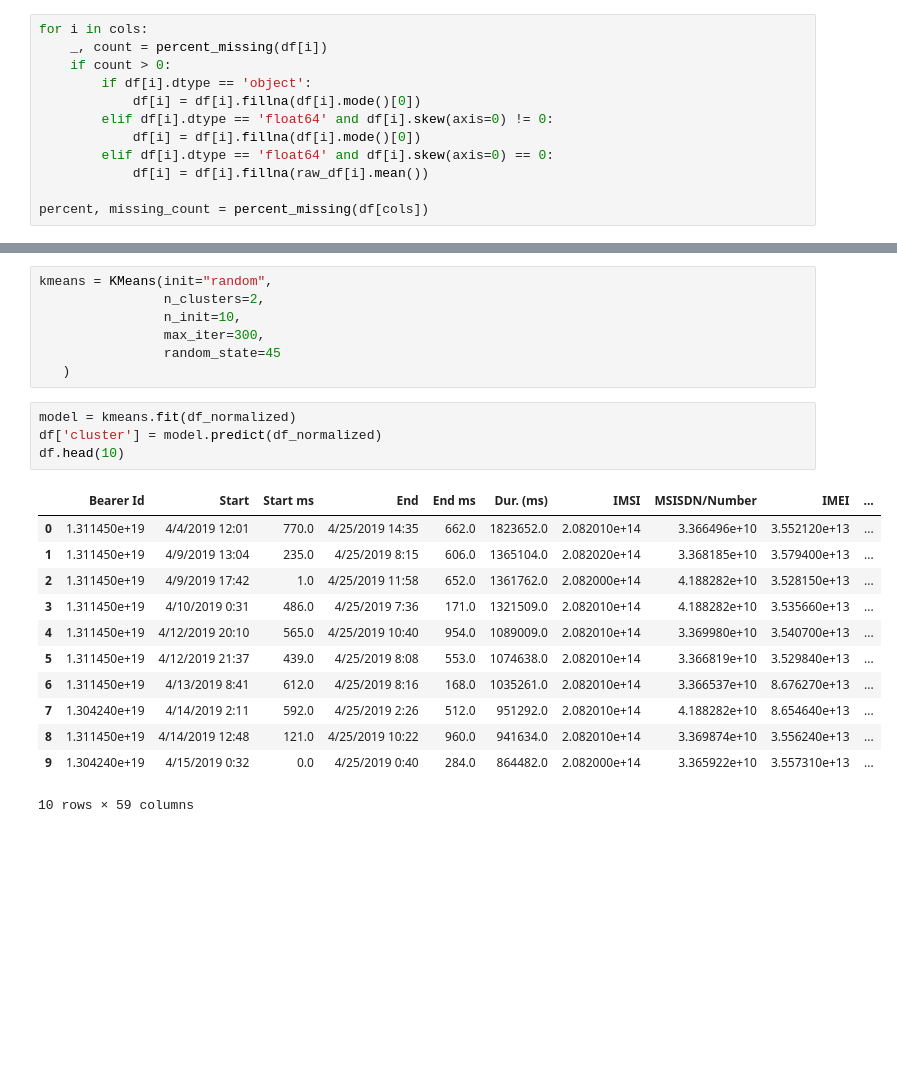
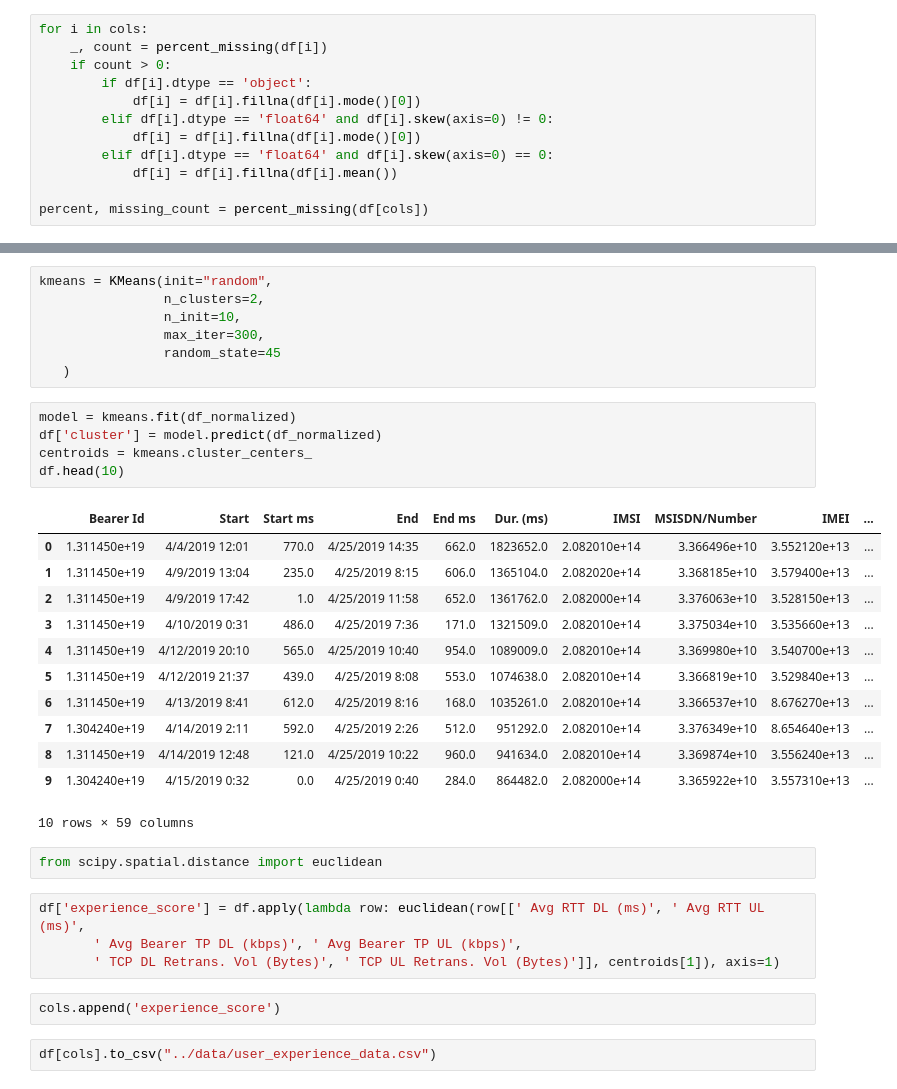
Before and after one commit to nyutu-grace/User_analytics_TellCo, a Jupyter notebook: notebooks/Experience analytics.ipynb, the cells around one changed output, grey strips where cells are left out. Cells and saved outputs as stored; diff of their text form; blank space fills up the shorter version.

Commit message:
create user experience data

```diff
--- a/notebooks/Experience analytics.ipynb
+++ b/notebooks/Experience analytics.ipynb
@@ -117,7 +117,7 @@ for i in cols:
         elif df[i].dtype == 'float64' and df[i].skew(axis=0) != 0:
             df[i] = df[i].fillna(df[i].mode()[0])
         elif df[i].dtype == 'float64' and df[i].skew(axis=0) == 0:
-            df[i] = df[i].fillna(raw_df[i].mean())
+            df[i] = df[i].fillna(df[i].mean())
 
 percent, missing_count = percent_missing(df[cols])
 # %%
@@ -379,17 +379,28 @@ kmeans = KMeans(init="random",
 # %%
 model = kmeans.fit(df_normalized)
 df['cluster'] = model.predict(df_normalized)
+centroids = kmeans.cluster_centers_
 df.head(10)
 # %% [output]
 |  | Bearer Id | Start | Start ms | End | End ms | Dur. (ms) | IMSI | MSISDN/Number | IMEI | ... |
 | 0 | 1.311450e+19 | 4/4/2019 12:01 | 770.0 | 4/25/2019 14:35 | 662.0 | 1823652.0 | 2.082010e+14 | 3.366496e+10 | 3.552120e+13 | ... |
 | 1 | 1.311450e+19 | 4/9/2019 13:04 | 235.0 | 4/25/2019 8:15 | 606.0 | 1365104.0 | 2.082020e+14 | 3.368185e+10 | 3.579400e+13 | ... |
-| 2 | 1.311450e+19 | 4/9/2019 17:42 | 1.0 | 4/25/2019 11:58 | 652.0 | 1361762.0 | 2.082000e+14 | 4.188282e+10 | 3.528150e+13 | ... |
-| 3 | 1.311450e+19 | 4/10/2019 0:31 | 486.0 | 4/25/2019 7:36 | 171.0 | 1321509.0 | 2.082010e+14 | 4.188282e+10 | 3.535660e+13 | ... |
+| 2 | 1.311450e+19 | 4/9/2019 17:42 | 1.0 | 4/25/2019 11:58 | 652.0 | 1361762.0 | 2.082000e+14 | 3.376063e+10 | 3.528150e+13 | ... |
+| 3 | 1.311450e+19 | 4/10/2019 0:31 | 486.0 | 4/25/2019 7:36 | 171.0 | 1321509.0 | 2.082010e+14 | 3.375034e+10 | 3.535660e+13 | ... |
 | 4 | 1.311450e+19 | 4/12/2019 20:10 | 565.0 | 4/25/2019 10:40 | 954.0 | 1089009.0 | 2.082010e+14 | 3.369980e+10 | 3.540700e+13 | ... |
 | 5 | 1.311450e+19 | 4/12/2019 21:37 | 439.0 | 4/25/2019 8:08 | 553.0 | 1074638.0 | 2.082010e+14 | 3.366819e+10 | 3.529840e+13 | ... |
 | 6 | 1.311450e+19 | 4/13/2019 8:41 | 612.0 | 4/25/2019 8:16 | 168.0 | 1035261.0 | 2.082010e+14 | 3.366537e+10 | 8.676270e+13 | ... |
-| 7 | 1.304240e+19 | 4/14/2019 2:11 | 592.0 | 4/25/2019 2:26 | 512.0 | 951292.0 | 2.082010e+14 | 4.188282e+10 | 8.654640e+13 | ... |
+| 7 | 1.304240e+19 | 4/14/2019 2:11 | 592.0 | 4/25/2019 2:26 | 512.0 | 951292.0 | 2.082010e+14 | 3.376349e+10 | 8.654640e+13 | ... |
 | 8 | 1.311450e+19 | 4/14/2019 12:48 | 121.0 | 4/25/2019 10:22 | 960.0 | 941634.0 | 2.082010e+14 | 3.369874e+10 | 3.556240e+13 | ... |
 | 9 | 1.304240e+19 | 4/15/2019 0:32 | 0.0 | 4/25/2019 0:40 | 284.0 | 864482.0 | 2.082000e+14 | 3.365922e+10 | 3.557310e+13 | ... |
 10 rows × 59 columns
+# %%
+from scipy.spatial.distance import euclidean
+# %%
+df['experience_score'] = df.apply(lambda row: euclidean(row[[' Avg RTT DL (ms)', ' Avg RTT UL (ms)',
+       ' Avg Bearer TP DL (kbps)', ' Avg Bearer TP UL (kbps)',
+       ' TCP DL Retrans. Vol (Bytes)', ' TCP UL Retrans. Vol (Bytes)']], centroids[1]), axis=1)
+# %%
+cols.append('experience_score')
+# %%
+df[cols].to_csv("../data/user_experience_data.csv")
```
Also changed, not shown: parts of 12 cells of this notebook, 1 other file.
